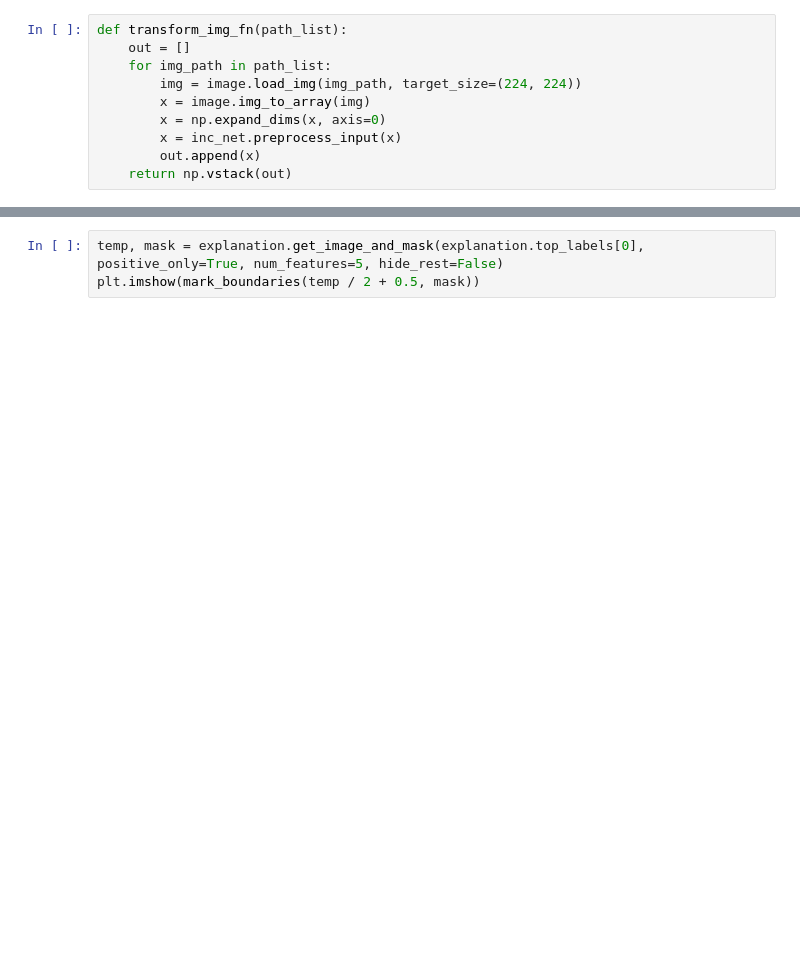
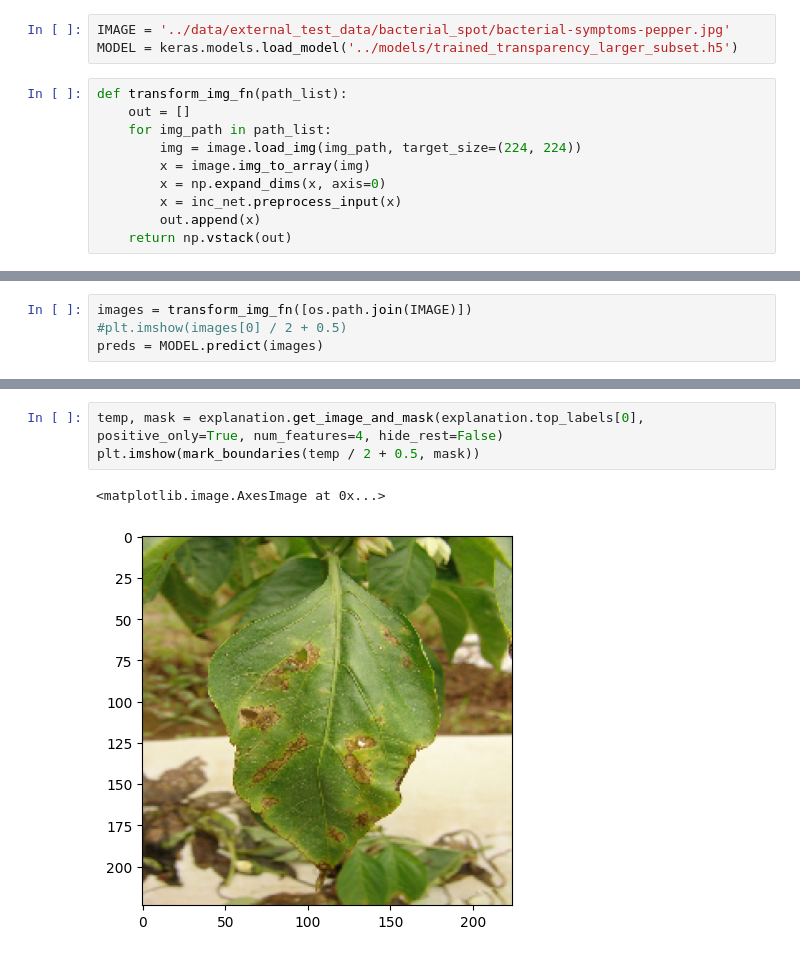
Before and after one commit to forster-j/AgronomiCare, a Jupyter notebook: notebooks/LIME_explainer.ipynb, the cells around one changed output, grey strips where cells are left out. Saved outputs shown, nothing was run; the diff lists cells and outputs as text; blank space fills up the shorter version.

```diff
--- a/notebooks/LIME_explainer.ipynb
+++ b/notebooks/LIME_explainer.ipynb
@@ -20,3 +14,6 @@ IMAGES = '../data/images','lb2.png'
+# %%
+IMAGE = '../data/external_test_data/bacterial_spot/bacterial-symptoms-pepper.jpg'
+MODEL = keras.models.load_model('../models/trained_transparency_larger_subset.h5')
 # %%
 def transform_img_fn(path_list):
     out = []
@@ -31,0 +27,4 @@ images = transform_img_fn([os.path.join(IMAGES)])
+# %%
+images = transform_img_fn([os.path.join(IMAGE)])
+#plt.imshow(images[0] / 2 + 0.5)
+preds = MODEL.predict(images)
@@ -35,4 +55,7 @@ explanation = explainer.explain_instance(images[0].astype('double'), MODEL.predi
 # %%
-temp, mask = explanation.get_image_and_mask(explanation.top_labels[0], positive_only=True, num_features=5, hide_rest=False)
+temp, mask = explanation.get_image_and_mask(explanation.top_labels[0], positive_only=True, num_features=4, hide_rest=False)
 plt.imshow(mark_boundaries(temp / 2 + 0.5, mask))
+# %% [output]
+<matplotlib.image.AxesImage at 0x...>
+[figure, added]
 # %%
```
Also changed, not shown: parts of 6 cells of this notebook.
